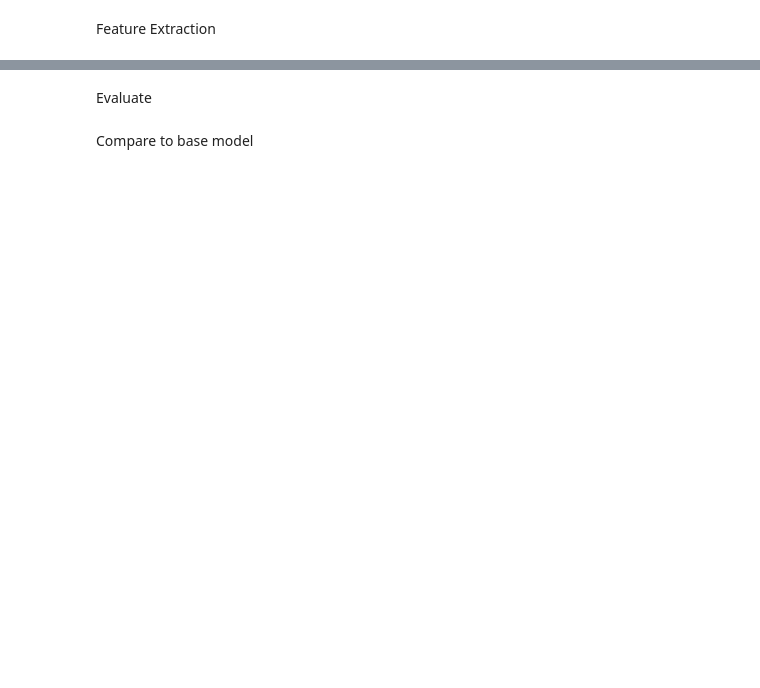
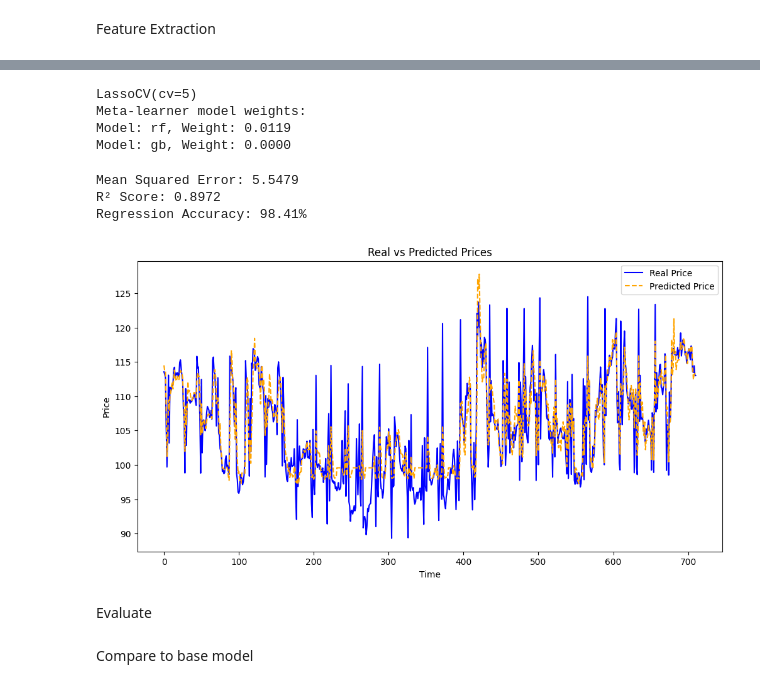
Before and after one commit to TUng1872004/Price-prediction, a Jupyter notebook: cafe.ipynb, the cells around one changed output, grey strips where cells are left out. Saved outputs shown, nothing was run; the diff lists cells and outputs as text; code cells hidden in the pictures; blank space fills up the shorter version.

```diff
--- a/cafe.ipynb
+++ b/cafe.ipynb
@@ -246,8 +241,56 @@ y_pred = stacking_model.predict(X_test)
+# %%
+meta_model = stacking_model.final_estimator_
+weights = meta_model.coef_
+print(meta_model)
+print("Meta-learner model weights:")
+
+model_names = list(stacking_model.named_estimators_.keys())
+
+#model_names = ["RandomForest", "GradientBoosting", "XGBoost"]
+
+for name, weight in zip(model_names, weights):
+    print(f"Model: {name}, Weight: {weight:.4f}")
+# %% [output]
+LassoCV(cv=5)
+Meta-learner model weights:
+Model: rf, Weight: 0.0119
+Model: gb, Weight: 0.0000
 # %%
+y_pred = stacking_model.predict(X_test)
+
+meta_model.fit(X_train, y_train)
+meta_pred = meta_model.predict(X_test)
 stack_mse= (mean_squared_error(y_test, y_pred))
 stack_rmse = (np.sqrt(mean_squared_error(y_test, y_pred)))
 stack_r2 = r2_score(y_test, y_pred)
 stack_acc = 100 - np.mean(np.abs((y_test - y_pred) / y_test)) * 100
+
+print(f"Mean Squared Error: {stack_mse:.4f}")
+print(f"R² Score: {stack_r2:.4f}")
+print(f"Regression Accuracy: {stack_acc:.2f}%")
+# %% [output]
+Mean Squared Error: 5.5479
+R² Score: 0.8972
+Regression Accuracy: 98.41%
+# %%
+def plot_predictions(y_test, y_pred):
+    plt.figure(figsize=(12, 6))
+
+    y_test_sorted = y_test.reset_index(drop=True)
+    y_pred_sorted = y_pred.flatten()
+
+    plt.plot(y_test_sorted, label="Real Price", color="blue")
+    plt.plot(y_pred_sorted, label="Predicted Price", color="orange", linestyle="dashed")
+
+    plt.xlabel("Time")
+    plt.ylabel("Price")
+    plt.title("Real vs Predicted Prices")
+    plt.legend()
+    plt.show()
+
+plot_predictions(y_test, rf_pred)
+# %% [output]
+[figure, added]
 # %% [markdown]
 Evaluate
 # %% [markdown]
```
Also changed, not shown: parts of 23 cells of this notebook, 1 other file.
